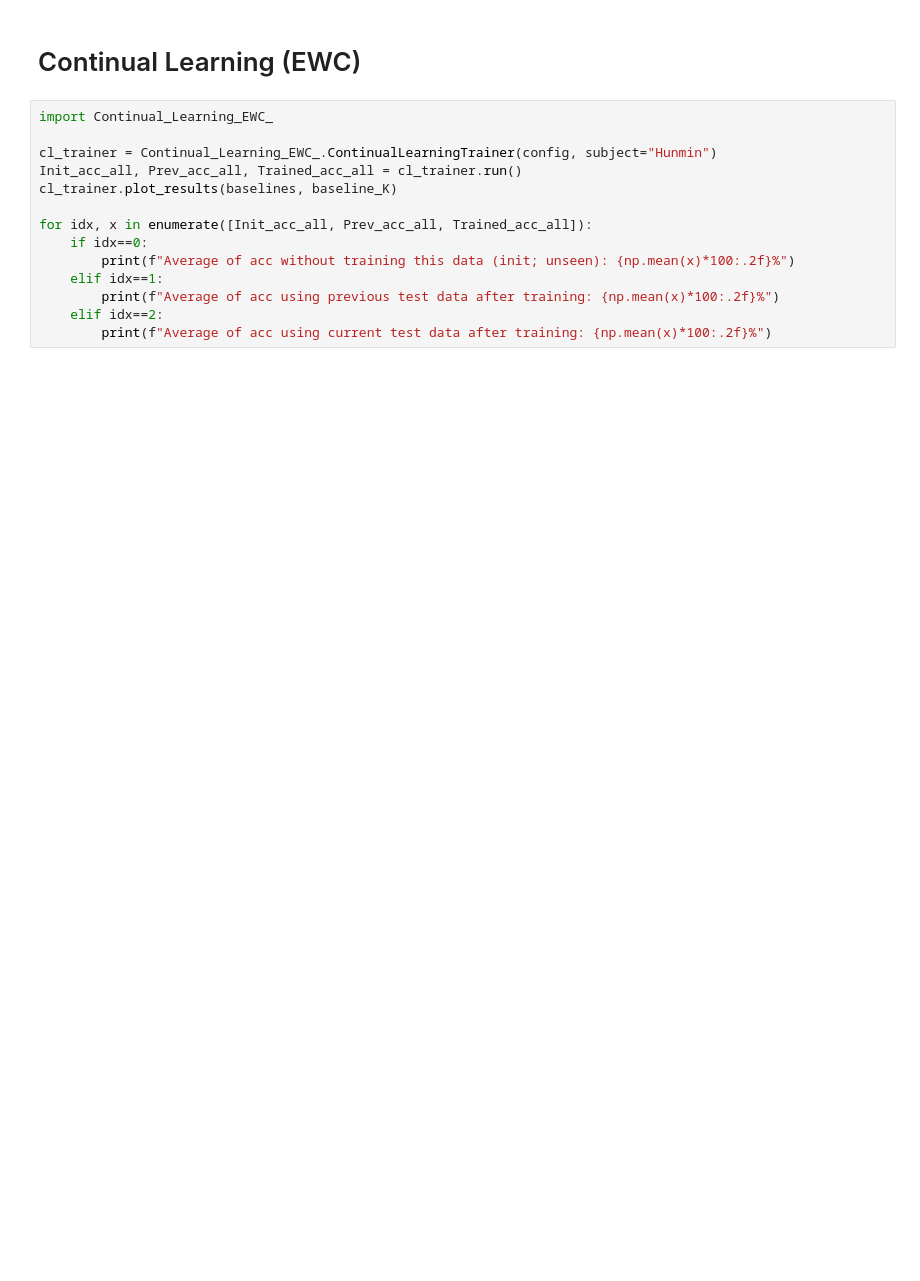
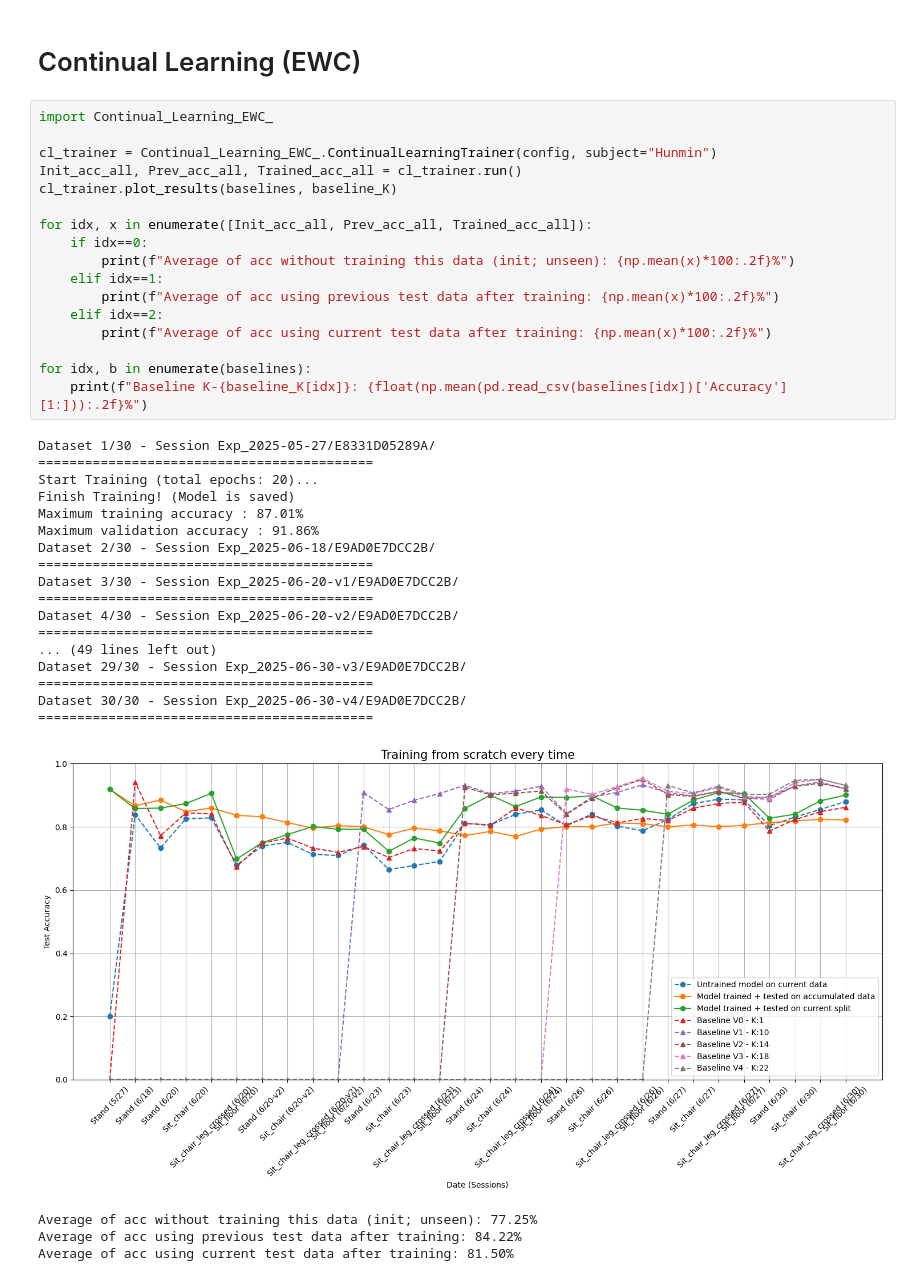
Before and after one commit to Hunminlee/Neural_Computing_Interface_MindForce, a Jupyter notebook: V3 Different Subjects/Comparison_all.ipynb, the cells around one changed output. Saved outputs shown, nothing was run; the diff lists cells and outputs as text; blank space fills up the shorter version.

```diff
--- a/V3 Different Subjects/Comparison_all.ipynb
+++ b/V3 Different Subjects/Comparison_all.ipynb
@@ -118,14 +149,39 @@ for idx, x in enumerate([Init_acc_all, Prev_acc_all, Trained_acc_all]):
 # %%
 import Continual_Learning_EWC_
 
 cl_trainer = Continual_Learning_EWC_.ContinualLearningTrainer(config, subject="Hunmin")
 Init_acc_all, Prev_acc_all, Trained_acc_all = cl_trainer.run()
 cl_trainer.plot_results(baselines, baseline_K)
 
 for idx, x in enumerate([Init_acc_all, Prev_acc_all, Trained_acc_all]):
     if idx==0:
         print(f"Average of acc without training this data (init; unseen): {np.mean(x)*100:.2f}%")
     elif idx==1:
         print(f"Average of acc using previous test data after training: {np.mean(x)*100:.2f}%")
     elif idx==2:
         print(f"Average of acc using current test data after training: {np.mean(x)*100:.2f}%")
+
+for idx, b in enumerate(baselines):
+    print(f"Baseline K-{baseline_K[idx]}: {float(np.mean(pd.read_csv(baselines[idx])['Accuracy'][1:])):.2f}%")
+# %% [output]
+Dataset 1/30 - Session Exp_2025-05-27/E8331D05289A/
+===========================================
+Start Training (total epochs: 20)...
+Finish Training! (Model is saved)
+Maximum training accuracy : 87.01%
+Maximum validation accuracy : 91.86%
+Dataset 2/30 - Session Exp_2025-06-18/E9AD0E7DCC2B/
+===========================================
+Dataset 3/30 - Session Exp_2025-06-20-v1/E9AD0E7DCC2B/
+===========================================
+Dataset 4/30 - Session Exp_2025-06-20-v2/E9AD0E7DCC2B/
+===========================================
+... (49 lines left out)
+Dataset 29/30 - Session Exp_2025-06-30-v3/E9AD0E7DCC2B/
+===========================================
+Dataset 30/30 - Session Exp_2025-06-30-v4/E9AD0E7DCC2B/
+===========================================
+[figure, added]
+Average of acc without training this data (init; unseen): 77.25%
+Average of acc using previous test data after training: 84.22%
+Average of acc using current test data after training: 81.50%
```
Also changed, not shown: parts of 4 cells of this notebook, 6 other files.
